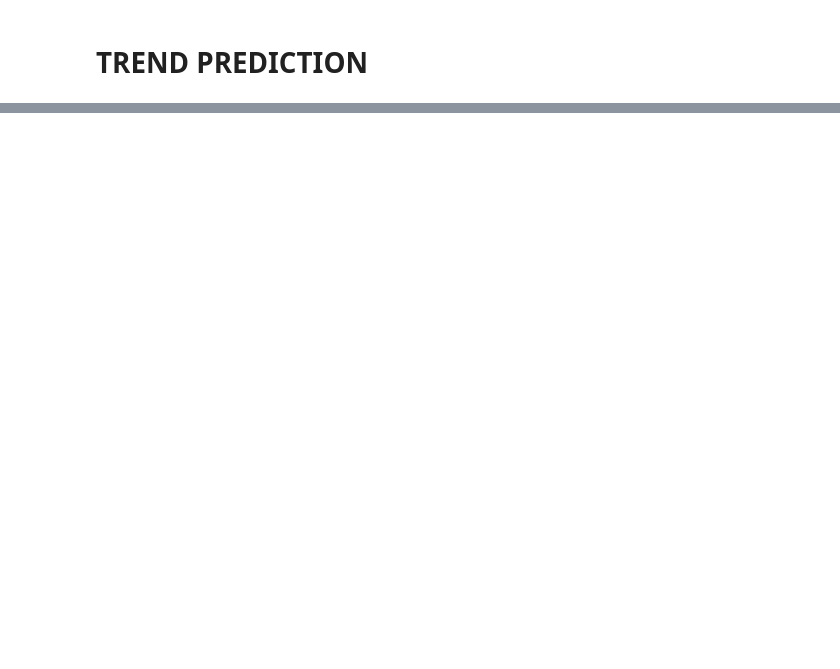
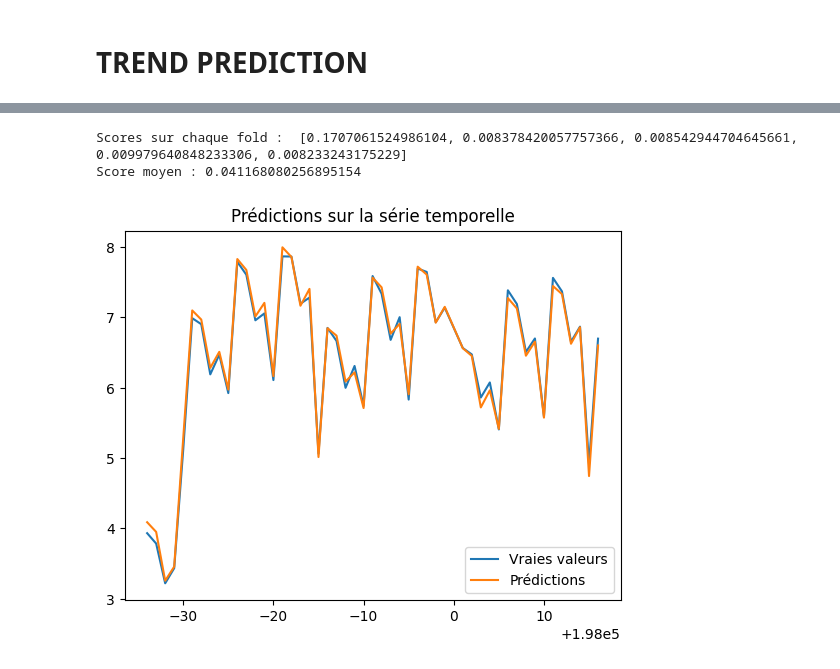
Before and after one commit to bparent11/kaggle-S5E1, a Jupyter notebook: engineering.ipynb, the cells around one changed output, grey strips where cells are left out. Cells and saved outputs as stored; diff of their text form; code cells hidden in the pictures; blank space fills up the shorter version.

```diff
--- a/engineering.ipynb
+++ b/engineering.ipynb
@@ -84,4 +68,0 @@ dtype: int64
-# %%
-train['time_step'] = (train['date'] - train['date'].min()).dt.days
-train['time_step_sqrd'] = train['time_step']**2
-train['time_step_cube'] = train['time_step']**3
@@ -107,4 +109,0 @@ train['rolling_mean_300'] = train.groupby(['country', 'store', 'product'])['targ
-# %%
-train.dropna(how="any", inplace=True)
-print(len(train))
-print(len(train.drop_duplicates(subset="date")))
@@ -115,0 +110,5 @@ print(len(train.drop_duplicates(subset="date")))
+# %%
+train = trend_preprocessing(train, test=False)
+# %%
+X_train = pd.DataFrame(train.drop(columns=["target", "date"]))
+y_train = pd.DataFrame(train.loc[:, "target"])
@@ -115,0 +126,52 @@ print(len(train.drop_duplicates(subset="date")))
+# %%
+from sklearn.model_selection import TimeSeriesSplit
+from sklearn.linear_model import LinearRegression
+from sklearn.metrics import mean_squared_error
+from sklearn.preprocessing import StandardScaler
+from sklearn.compose import ColumnTransformer
+from sklearn.pipeline import Pipeline
+
+columns_to_scale = X_train.columns[1:14]
+
+model = LinearRegression()
+std = StandardScaler()
+tscv = TimeSeriesSplit(n_splits=5)
+
+cv_scores = []
+
+for train_index, test_index in tscv.split(X_train):
+    X_training_fold, X_testing_fold = X_train.iloc[train_index], X_train.iloc[test_index]
+    y_training_fold, y_testing_fold = y_train.iloc[train_index], y_train.iloc[test_index]
+
+    preprocessor = ColumnTransformer(
+        transformers=[
+            ('scaler', StandardScaler(), columns_to_scale)
+        ],
+        remainder='passthrough'
+    )
+
+    #for i in X_testing_fold: recursive forecasting
+    X_training_fold = preprocessor.fit_transform(X_training_fold)
+    X_testing_fold = preprocessor.transform(X_testing_fold)
+
+    model.fit(X_training_fold, y_training_fold)
+
+    #ici donc faudrait à chaque fois UNION la df de train et celle de test du moins au départ, pour recalculer les MA et lags.
+    y_pred = model.predict(X_testing_fold)
+
+    score = mean_squared_error(y_testing_fold, y_pred)
+    cv_scores.append(score)
+
+print("Scores sur chaque fold : ", cv_scores)
+print("Score moyen :", np.mean(cv_scores))
+# %% [output]
+Scores sur chaque fold :  [0.1707061524986104, 0.008378420057757366, 0.008542944704645661, 0.009979640848233306, 0.008233243175229]
+Score moyen : 0.041168080256895154
+# %%
+plt.plot(y_testing_fold.index[:50], y_testing_fold[:50], label='Vraies valeurs')
+plt.plot(y_testing_fold.index[:50], y_pred[:50], label='Prédictions')
+plt.legend()
+plt.title('Prédictions sur la série temporelle')
+plt.show()
+# %% [output]
+[figure, added]
```
Also changed, not shown: parts of 18 cells of this notebook.
